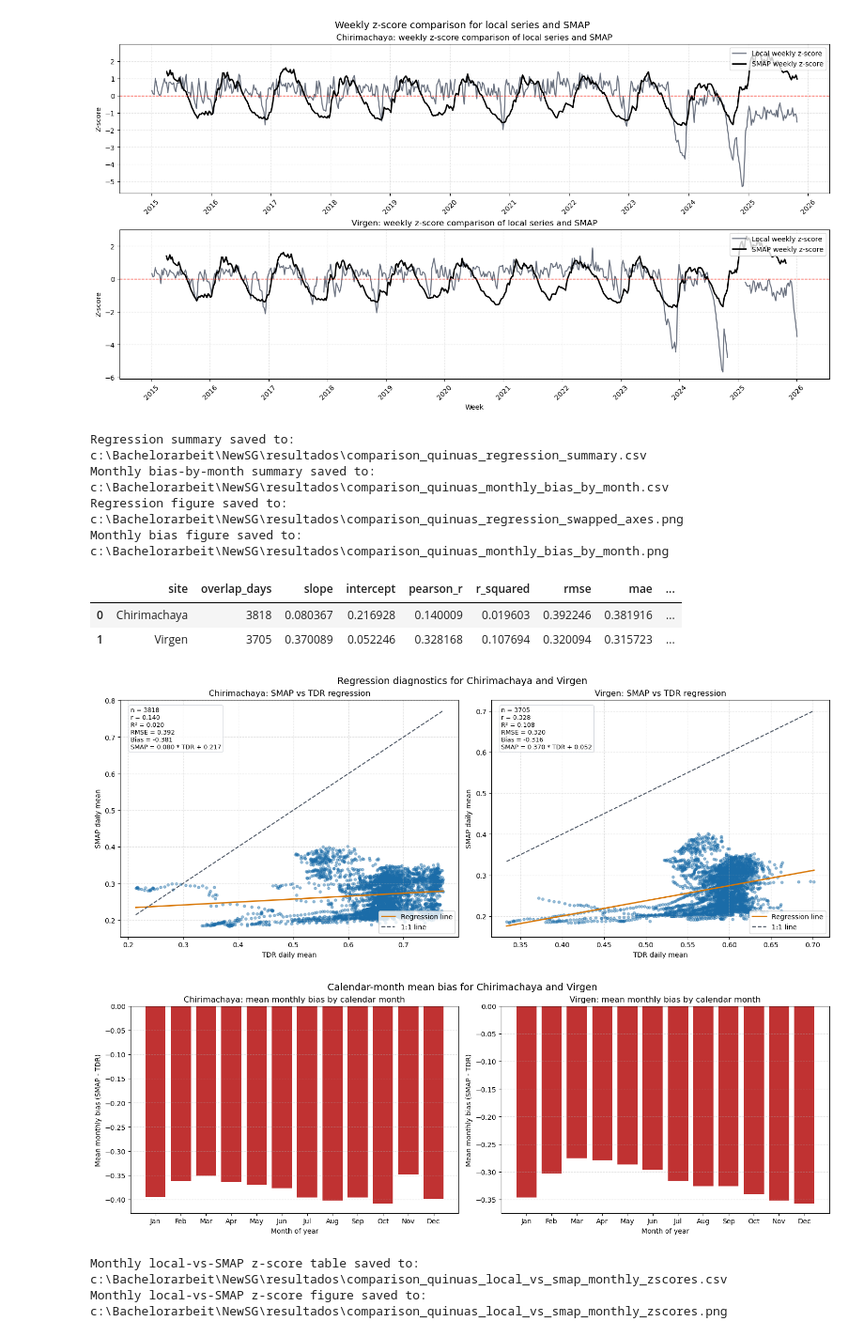
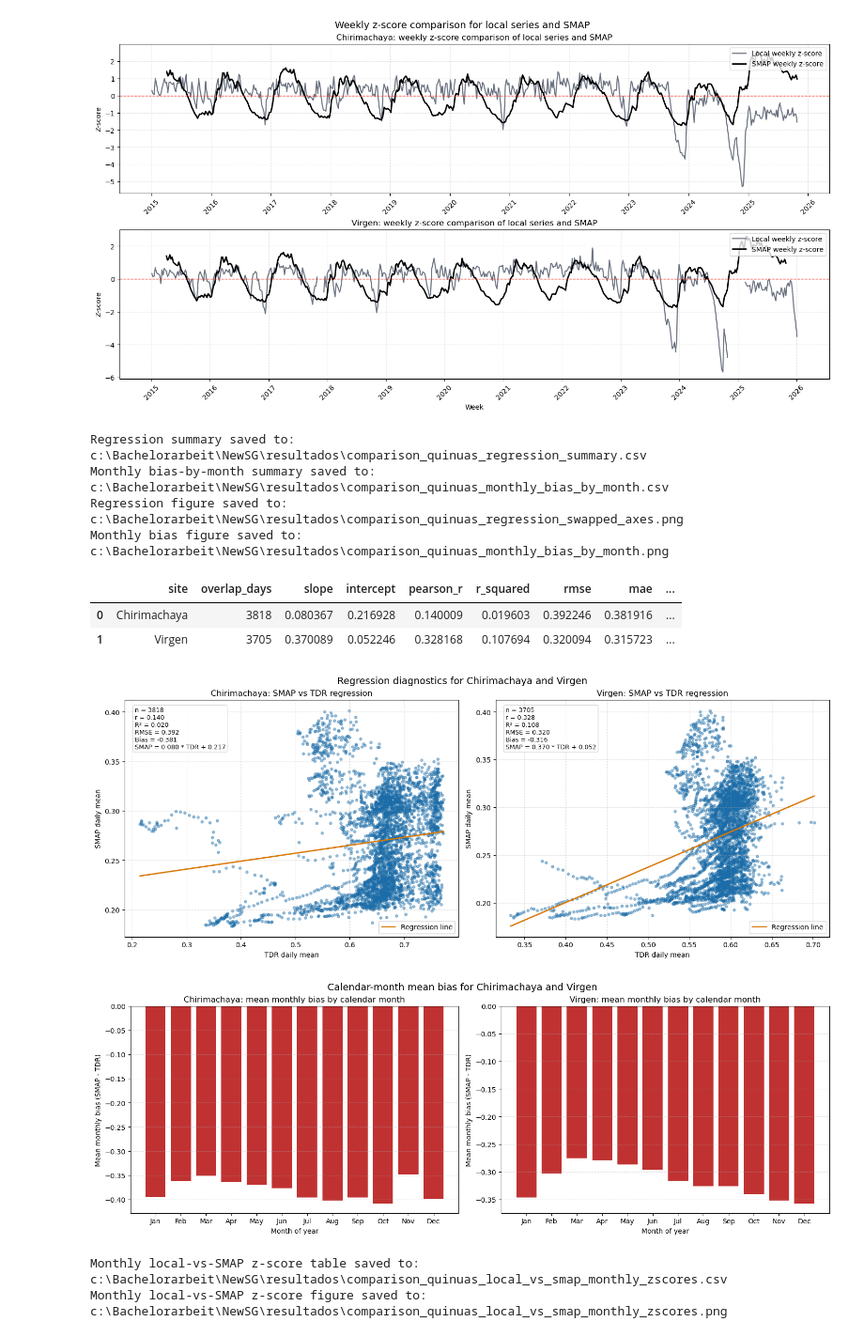
Before and after one commit to eemahon/bachelorThesis_paramos, a Jupyter notebook: new_analysis_smap/comparison_quinuas.ipynb, the cells around one changed output. Shown at 94% size. Drawn from its saved outputs; the diff is of its cells as text; code cells hidden in the pictures.

```diff
--- a/new_analysis_smap/comparison_quinuas.ipynb
+++ b/new_analysis_smap/comparison_quinuas.ipynb
@@ -797,8 +797,6 @@ for column_index, site_name in enumerate(analysis_sites):
 
     scatter_axis.plot(x_line, slope * x_line + intercept, color='#d97706', linewidth=2, label='Regression line')
 
-    scatter_axis.plot(x_line, x_line, color='#4b5563', linestyle='--', linewidth=1.5, label='1:1 line')
-
     scatter_axis.set_title(f'{site_name}: SMAP vs TDR regression')
 
     scatter_axis.set_xlabel('TDR daily mean')
@@ -879,7 +877,7 @@ for column_index, site_name in enumerate(analysis_sites):
 
     bias_axis.bar(monthly_bias['month_name'], monthly_bias['monthly_bias_mean'], color=bar_colors, alpha=0.9)
 
-    bias_axis.axhline(0, color='#4b5563', linestyle='--', linewidth=1.2)
+    #bias_axis.axhline(0, color='#4b5563', linestyle='--', linewidth=1.2)
 
     bias_axis.set_title(f'{site_name}: mean monthly bias by calendar month')
 
@@ -913,34 +911,34 @@ monthly_bias_summary.to_csv(monthly_bias_summary_path, index=False)
 
 regression_fig.suptitle('Regression diagnostics for Chirimachaya and Virgen', fontsize=14)
 
 bias_fig.suptitle('Calendar-month mean bias for Chirimachaya and Virgen', fontsize=14)
 
 regression_fig.savefig(regression_figure_path, dpi=200, bbox_inches='tight')
 
 bias_fig.savefig(monthly_bias_figure_path, dpi=200, bbox_inches='tight')
 
 
 
 print(f'Regression summary saved to: {regression_summary_path}')
 
 print(f'Monthly bias-by-month summary saved to: {monthly_bias_summary_path}')
 
 print(f'Regression figure saved to: {regression_figure_path}')
 
 print(f'Monthly bias figure saved to: {monthly_bias_figure_path}')
 
 print()
 
 regression_summary
 # %% [output]
 Regression summary saved to: c:\Bachelorarbeit\NewSG\resultados\comparison_quinuas_regression_summary.csv
 Monthly bias-by-month summary saved to: c:\Bachelorarbeit\NewSG\resultados\comparison_quinuas_monthly_bias_by_month.csv
 Regression figure saved to: c:\Bachelorarbeit\NewSG\resultados\comparison_quinuas_regression_swapped_axes.png
 Monthly bias figure saved to: c:\Bachelorarbeit\NewSG\resultados\comparison_quinuas_monthly_bias_by_month.png
 |  | site | overlap_days | slope | intercept | pearson_r | r_squared | rmse | mae | ... |
 | 0 | Chirimachaya | 3818 | 0.080367 | 0.216928 | 0.140009 | 0.019603 | 0.392246 | 0.381916 | ... |
 | 1 | Virgen | 3705 | 0.370089 | 0.052246 | 0.328168 | 0.107694 | 0.320094 | 0.315723 | ... |
-[figure, old version]
+[figure, new version]
 [figure]
 # %%
 import matplotlib.dates as mdates
```
Also changed, not shown: 2 other files.
